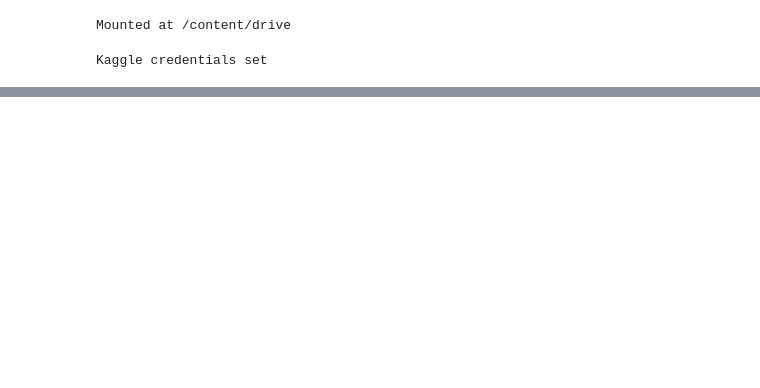
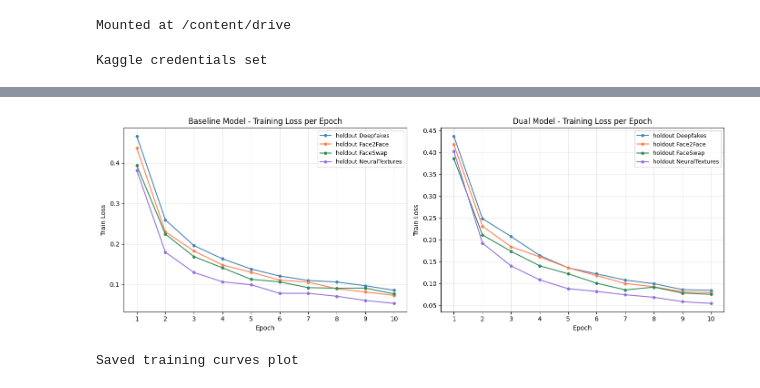
Before and after one commit to MunazzaNadir/deepfake-detection, a Jupyter notebook: notebooks/train_colab.ipynb, the cells around one changed output, grey strips where cells are left out. Drawn from its saved outputs; the diff is of its cells as text; code cells hidden in the pictures; blank space fills up the shorter version.

Commit message:
add src __init__.py and colab training notebook

```diff
--- a/notebooks/train_colab.ipynb
+++ b/notebooks/train_colab.ipynb
@@ -76,0 +207,20 @@ Copying dataset to Drive... this takes ~10 minutes
+# %%
+# RUN IF RESTARTING RUNTIME
+import os
+os.chdir('/content/deepfake-detection')
+
+from pathlib import Path
+import pandas as pd
+
+DATASET_ROOT = Path("/content/dataset/dataset_processed_split")
+USE_METHODS = ["Real", "Deepfakes", "Face2Face", "FaceSwap", "NeuralTextures"]
+rows = []
+for split in ["train", "val", "test"]:
+    for method in USE_METHODS:
+        folder = DATASET_ROOT / split / method
+        if not folder.exists():
+            continue
+        for path in folder.rglob("*.jpg"):
+            rows.append({"path": str(path), "split": split, "method": method, "label": 0 if method == "Real" else 1})
+pd.DataFrame(rows).to_csv("dataset_index.csv", index=False)
+print("dataset_index.csv ready")
@@ -76,0 +389,42 @@ Copying dataset to Drive... this takes ~10 minutes
+# %%
+import matplotlib.pyplot as plt
+
+epochs = list(range(1, 11))
+
+# From your actual training output
+train_losses = {
+    'baseline': {
+        'Deepfakes':       [0.4667, 0.2597, 0.1960, 0.1633, 0.1381, 0.1207, 0.1098, 0.1060, 0.0967, 0.0855],
+        'Face2Face':       [0.4373, 0.2299, 0.1827, 0.1479, 0.1302, 0.1106, 0.1057, 0.0891, 0.0812, 0.0729],
+        'FaceSwap':        [0.3938, 0.2244, 0.1687, 0.1410, 0.1126, 0.1063, 0.0920, 0.0904, 0.0909, 0.0766],
+        'NeuralTextures':  [0.3822, 0.1797, 0.1296, 0.1064, 0.0992, 0.0780, 0.0780, 0.0707, 0.0604, 0.0530],
+    },
+    'dual': {
+        'Deepfakes':       [0.4371, 0.2484, 0.2075, 0.1642, 0.1359, 0.1219, 0.1078, 0.0996, 0.0859, 0.0843],
+        'Face2Face':       [0.4176, 0.2311, 0.1841, 0.1610, 0.1357, 0.1180, 0.0999, 0.0925, 0.0808, 0.0789],
+        'FaceSwap':        [0.3857, 0.2112, 0.1736, 0.1406, 0.1221, 0.1006, 0.0853, 0.0916, 0.0781, 0.0751],
+        'NeuralTextures':  [0.4025, 0.1923, 0.1403, 0.1084, 0.0880, 0.0819, 0.0742, 0.0684, 0.0584, 0.0544],
+    }
+}
+
+fig, axes = plt.subplots(1, 2, figsize=(14, 5))
+colors = ['steelblue', 'coral', 'seagreen', 'mediumpurple']
+
+for ax, model_type in zip(axes, ['baseline', 'dual']):
+    for i, method in enumerate(['Deepfakes', 'Face2Face', 'FaceSwap', 'NeuralTextures']):
+        ax.plot(epochs, train_losses[model_type][method],
+                label=f'holdout {method}', color=colors[i], marker='o', markersize=4)
+    ax.set_title(f'{model_type.capitalize()} Model - Training Loss per Epoch')
+    ax.set_xlabel('Epoch')
+    ax.set_ylabel('Train Loss')
+    ax.set_xticks(epochs)
+    ax.legend(fontsize=9)
+    ax.grid(alpha=0.3)
+
+plt.tight_layout()
+plt.savefig('/content/drive/MyDrive/deepfake-detection/vriddhi_results/plots/training_curves.png', dpi=150)
+plt.show()
+print("Saved training curves plot")
+# %% [output]
+[figure, added]
+Saved training curves plot
```
Also changed, not shown: parts of 20 cells of this notebook, 1 other file.
